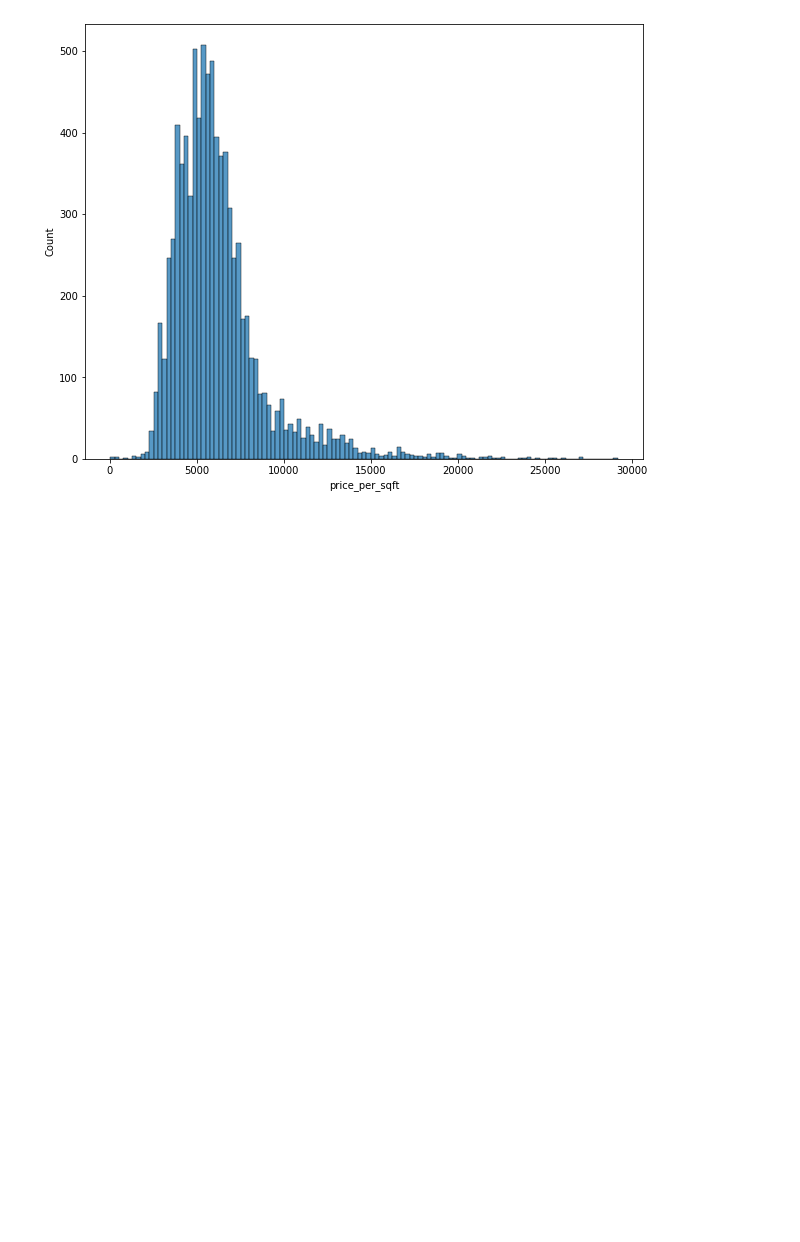
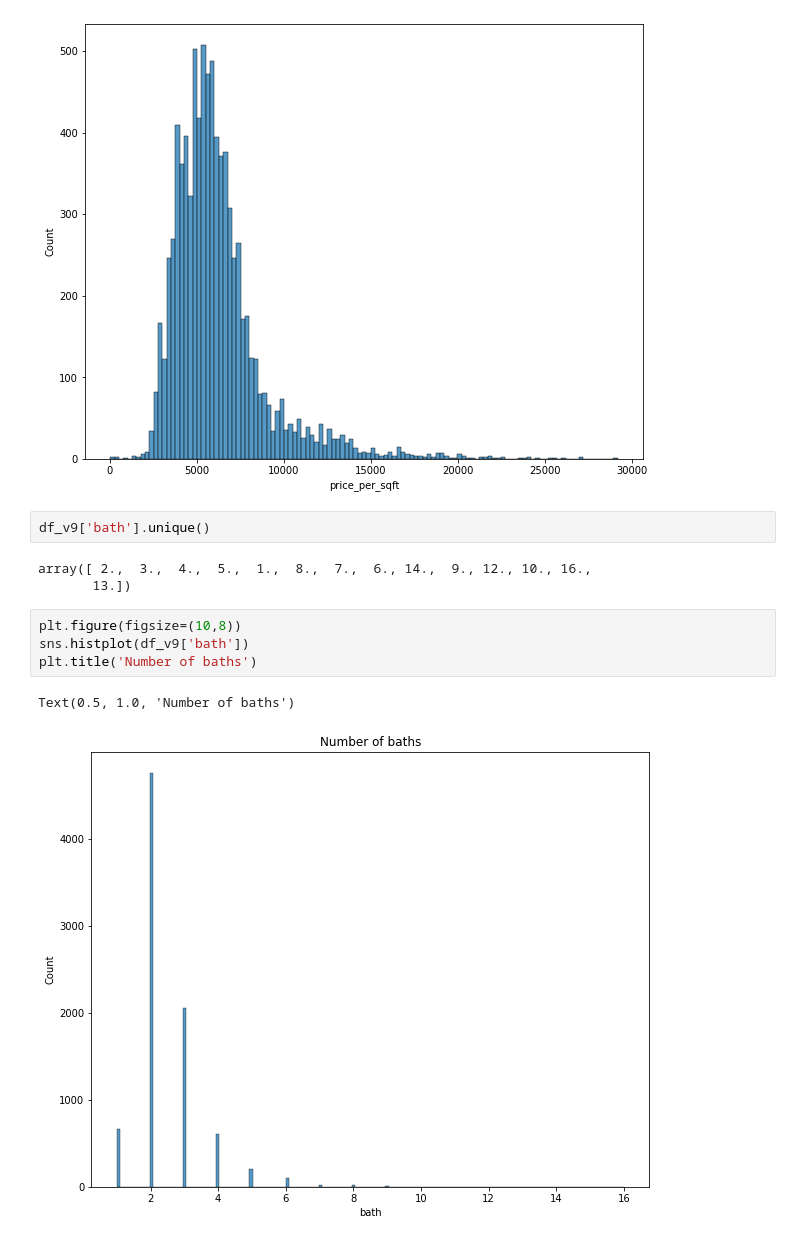
Before and after one commit to ugoswami11/Bengaluru-house-price-prediction, a Jupyter notebook: price-prediction.ipynb, the cells around one changed output. Drawn from its saved outputs; the diff is of its cells as text; blank space fills up the shorter version.

```diff
--- a/price-prediction.ipynb
+++ b/price-prediction.ipynb
@@ -585,3 +603,15 @@ sns.histplot(df_v9.price_per_sqft)
 # %% [output]
 <AxesSubplot:xlabel='price_per_sqft', ylabel='Count'>
 [figure]
+# %%
+df_v9['bath'].unique()
+# %% [output]
+array([ 2.,  3.,  4.,  5.,  1.,  8.,  7.,  6., 14.,  9., 12., 10., 16.,
+       13.])
+# %%
+plt.figure(figsize=(10,8))
+sns.histplot(df_v9['bath'])
+plt.title('Number of baths')
+# %% [output]
+Text(0.5, 1.0, 'Number of baths')
+[figure, added]
```
Also changed, not shown: parts of 19 cells of this notebook.
